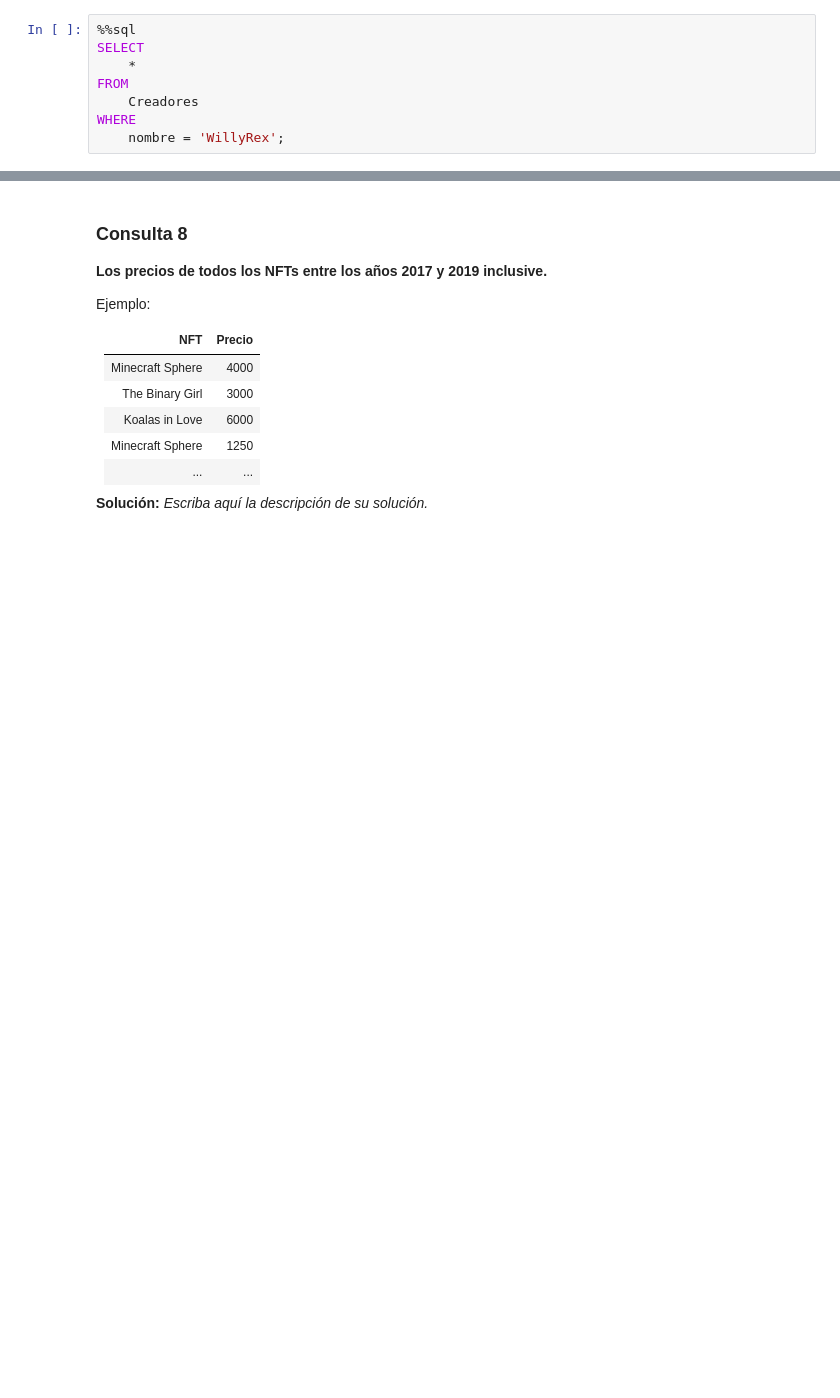
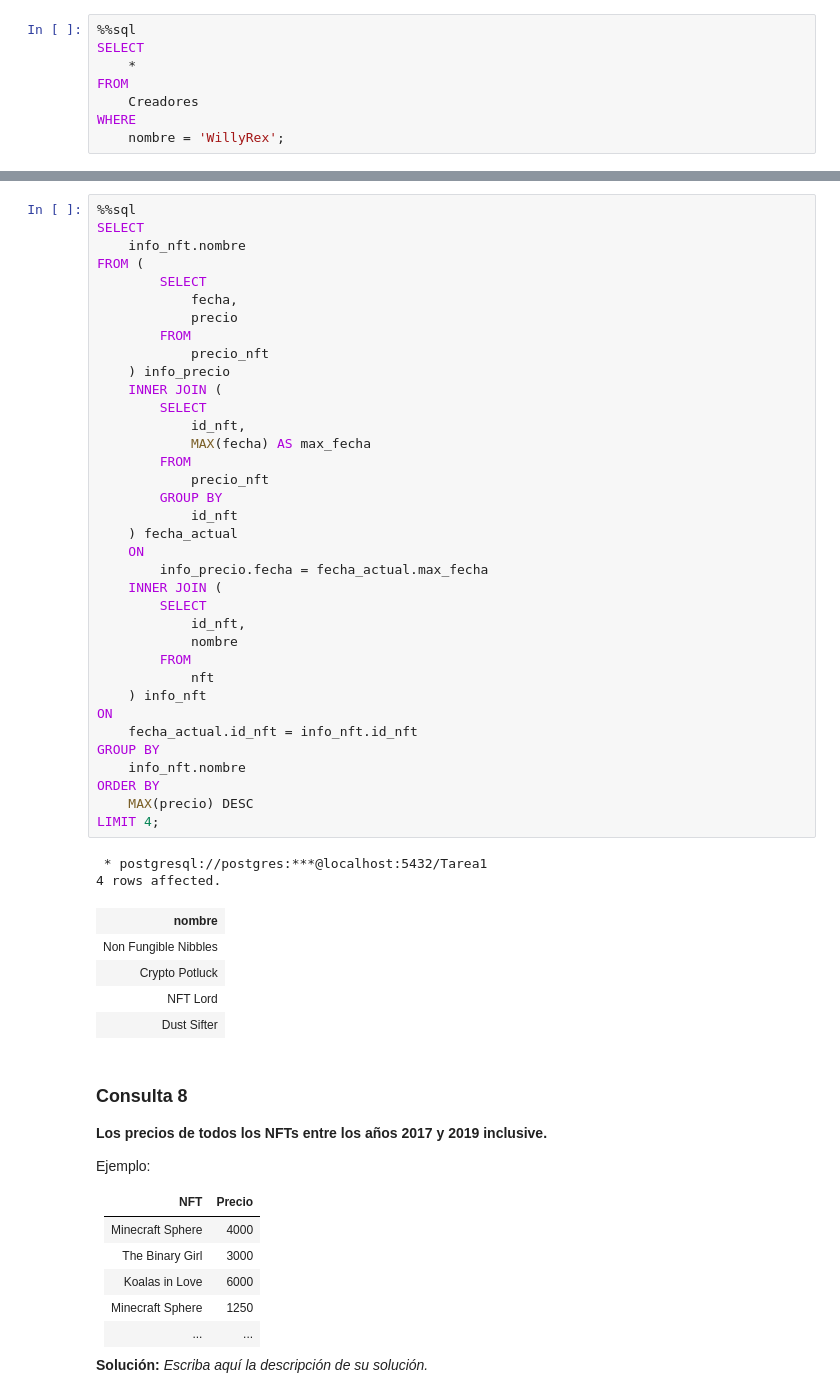
Before and after one commit to JoaquinPabst/Tareas-Grupo7, a Jupyter notebook: Tarea-1-Grupo7/Tarea1_Grupo7.ipynb, the cells around one changed output, grey strips where cells are left out. Saved outputs shown, nothing was run; the diff lists cells and outputs as text; blank space fills up the shorter version.

```diff
--- a/Tarea-1-Grupo7/Tarea1_Grupo7.ipynb
+++ b/Tarea-1-Grupo7/Tarea1_Grupo7.ipynb
@@ -477,3 +518,47 @@ WHERE
+# %%
+%%sql
+SELECT
+	info_nft.nombre
+FROM (
+		SELECT
+			fecha,
+			precio
+		FROM
+			precio_nft
+	) info_precio
+	INNER JOIN (
+		SELECT
+			id_nft,
+			MAX(fecha) AS max_fecha
+		FROM
+			precio_nft
+		GROUP BY
+			id_nft
+	) fecha_actual
+	ON
+		info_precio.fecha = fecha_actual.max_fecha
+	INNER JOIN (
+		SELECT
+			id_nft,
+			nombre
+		FROM
+			nft
+	) info_nft
+ON
+	fecha_actual.id_nft = info_nft.id_nft
+GROUP BY
+	info_nft.nombre
+ORDER BY
+	MAX(precio) DESC
+LIMIT 4;
+# %% [output]
+ * postgresql://postgres:***@localhost:5432/Tarea1
+4 rows affected.
+| nombre |
+| Non Fungible Nibbles |
+| Crypto Potluck |
+| NFT Lord |
+| Dust Sifter |
 # %% [markdown]
 ### Consulta 8
 **Los precios de todos los NFTs entre los años 2017 y 2019 inclusive.**
```
Also changed, not shown: parts of 13 cells of this notebook.
